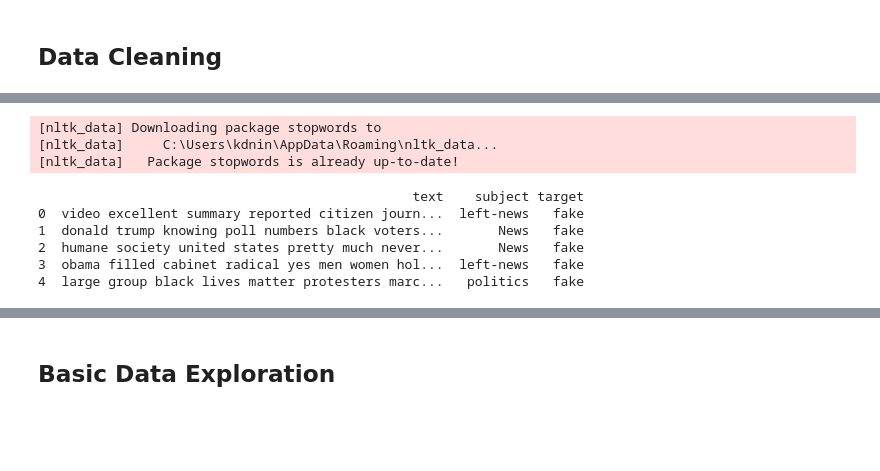
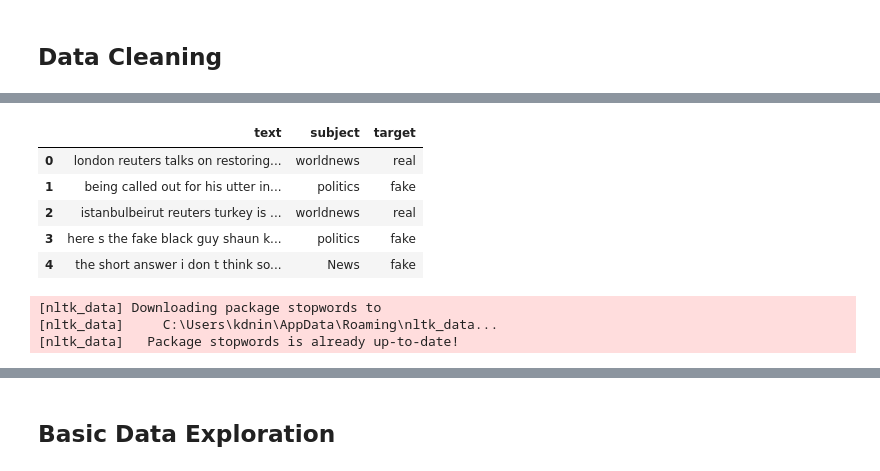
Before and after one commit to kishorninawe/fake-news-detector, a Jupyter notebook: FakeNews.ipynb, the cells around one changed output, grey strips where cells are left out. Saved outputs shown, nothing was run; the diff lists cells and outputs as text; code cells hidden in the pictures; blank space fills up the shorter version.

```diff
--- a/FakeNews.ipynb
+++ b/FakeNews.ipynb
@@ -99,3 +81,12 @@ print(df.head())
+# %%
+df.head()
+# %% [output]
+|  | text | subject | target |
+| 0 | london reuters talks on restoring... | worldnews | real |
+| 1 | being called out for his utter in... | politics | fake |
+| 2 | istanbulbeirut reuters turkey is ... | worldnews | real |
+| 3 | here s the fake black guy shaun k... | politics | fake |
+| 4 | the short answer i don t think so... | News | fake |
 # %%
 # Remove stopwords
 import nltk
@@ -105,14 +96,7 @@ nltk.download("stopwords")
 stopwords_ = stopwords.words("english")
 
 df["text"] = df["text"].apply(lambda x: " ".join([word for word in x.split() if word not in stopwords_]))
-print(df.head())
 # %% [output]
 [nltk_data] Downloading package stopwords to
 [nltk_data]     C:\Users\kdnin\AppData\Roaming\nltk_data...
 [nltk_data]   Package stopwords is already up-to-date!
-                                                text    subject target
-0  video excellent summary reported citizen journ...  left-news   fake
-1  donald trump knowing poll numbers black voters...       News   fake
-2  humane society united states pretty much never...       News   fake
-3  obama filled cabinet radical yes men women hol...  left-news   fake
-4  large group black lives matter protesters marc...   politics   fake
```
Also changed, not shown: parts of 27 cells of this notebook.
